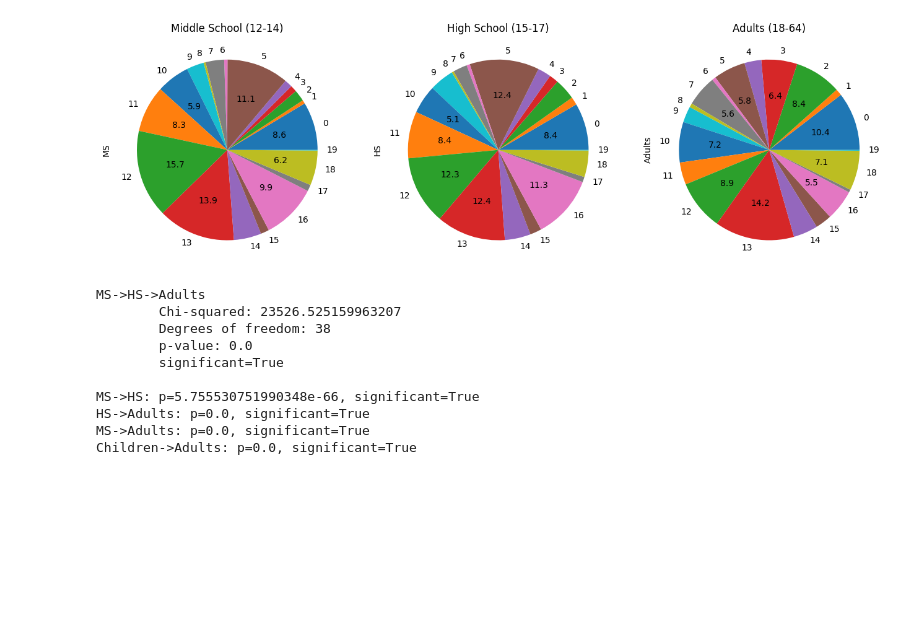
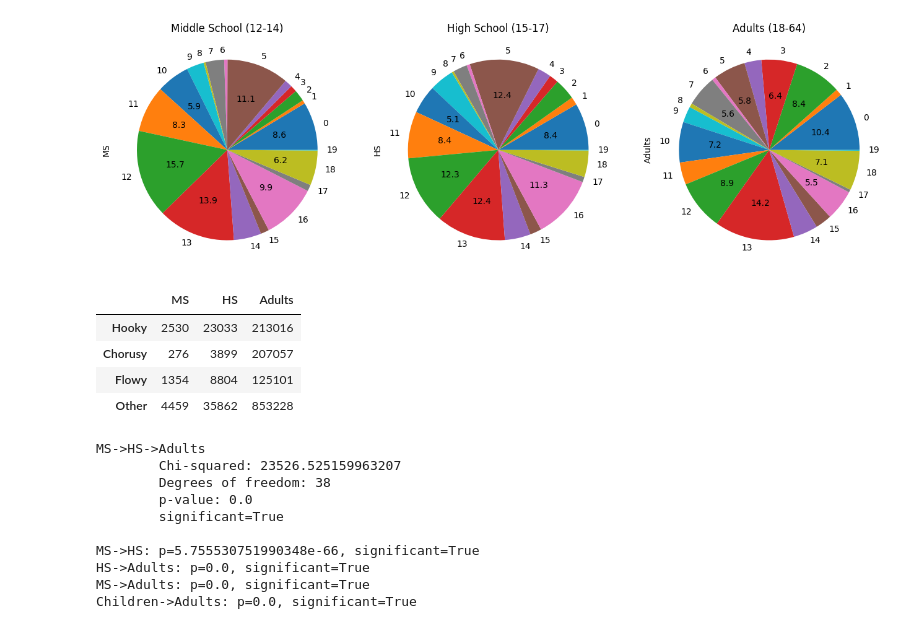
Before and after one commit to sbakker6/MusicRSAndChildren, a Jupyter notebook: analysis.ipynb, the cells around one changed output. Drawn from its saved outputs; the diff is of its cells as text; code cells hidden in the pictures; blank space fills up the shorter version.

```diff
--- a/analysis.ipynb
+++ b/analysis.ipynb
@@ -219,4 +225,18 @@ plt.show()
 le_counts_grouped = pd.concat([children, middle_school, high_school, adults], axis=1)
 # %% [output]
 [figure]
+# %%
+le_counts_grouped[["MS", "HS", "Adults"]]
+by_structures = pd.DataFrame(columns=["MS", "HS", "Adults"])
+by_structures.loc["Hooky"] = le_counts_grouped.loc[[5,11,16]].sum()
+by_structures.loc["Chorusy"] = le_counts_grouped.loc[[2,3]].sum()
+by_structures.loc["Flowy"] = le_counts_grouped.loc[12]
+by_structures.loc["Other"] = le_counts_grouped.loc[[0,1,4,6,7,8,9,10,13,14,15,17,18,19]].sum()
+by_structures
+# %% [output]
+|  | MS | HS | Adults |
+| Hooky | 2530 | 23033 | 213016 |
+| Chorusy | 276 | 3899 | 207057 |
+| Flowy | 1354 | 8804 | 125101 |
+| Other | 4459 | 35862 | 853228 |
 # %%
```
Also changed, not shown: parts of 6 cells of this notebook, 1 other file.
